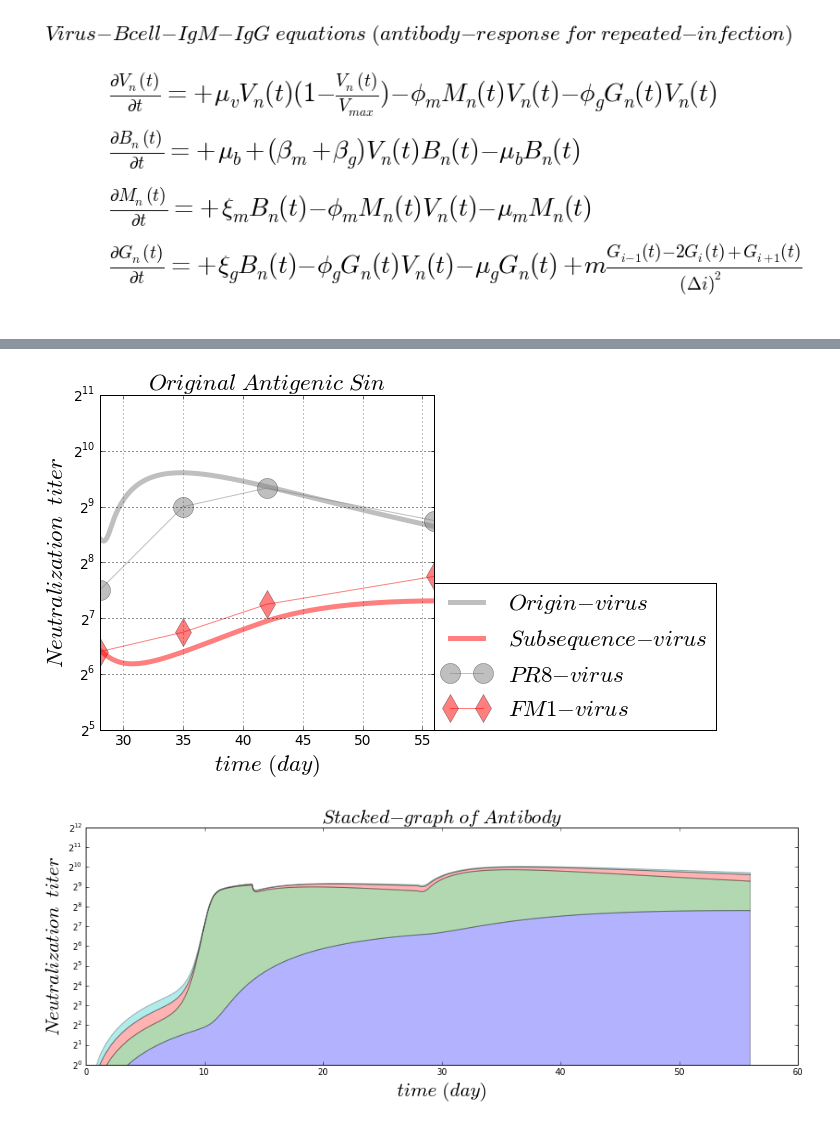
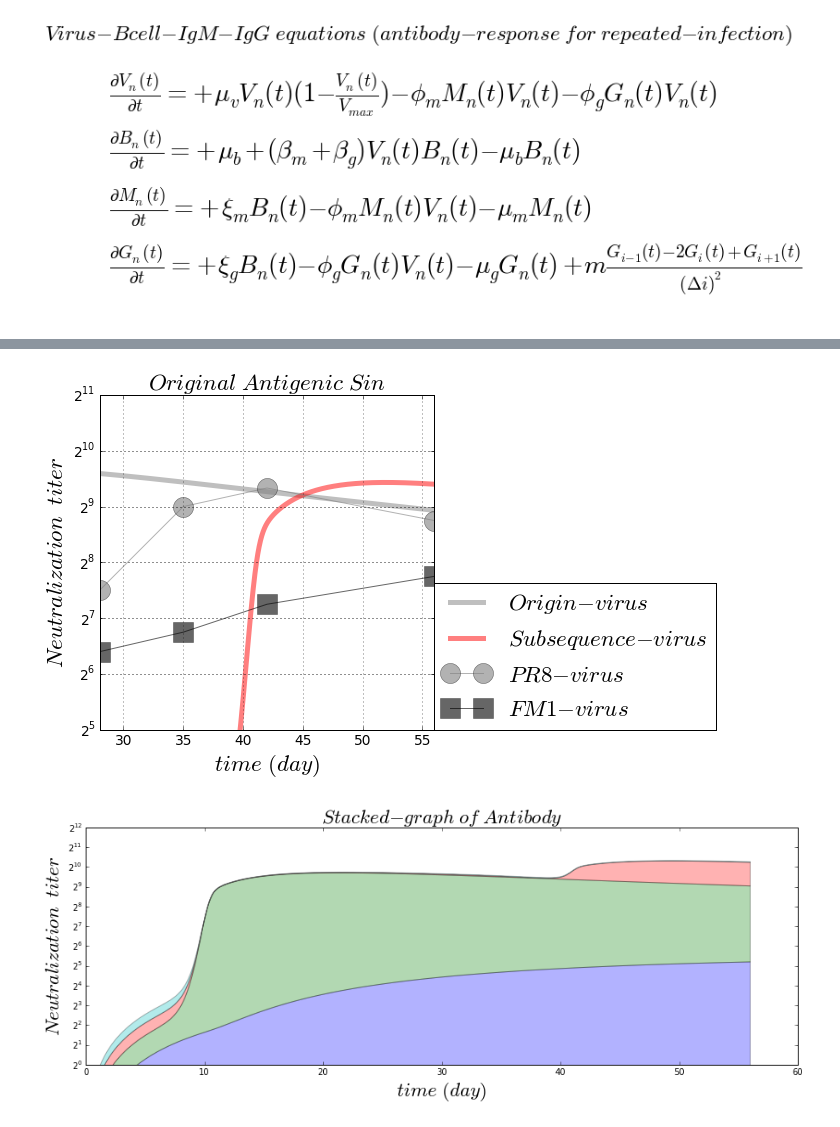
Before and after one commit to blab/antibody-response-pulse, a Jupyter notebook: bcell-array/code/Virus_Bcell_IgM_IgG_Infection_OAS.ipynb, the cells around one changed output, grey strips where cells are left out. Cells and saved outputs as stored; diff of their text form; code cells hidden in the pictures.

```diff
--- a/bcell-array/code/Virus_Bcell_IgM_IgG_Infection_OAS.ipynb
+++ b/bcell-array/code/Virus_Bcell_IgM_IgG_Infection_OAS.ipynb
@@ -141,7 +141,7 @@ inRateV = 6.5*maxV/10**4/day # in-rate of virus
 killRateVm = 1*maxV/10**5/day # kill-rate of virus by antibody-IgM
 killRateVg = killRateVm # kill-rate of virus by antibody-IgG
 
-inRateB = 3*maxV/10**4/day # in-rate of B-cell
+inRateB = 2*maxV/10**4/day # in-rate of B-cell
 outRateB = inRateB # out-rate of B-cell
 actRateBm = killRateVm # activation rate of naive B-cell
 #actRateBg = float(1)/10**2 # activation rate of memory B-cell
@@ -153,7 +153,7 @@ consumeRateM = killRateVm # consume-rate of antibody-IgM by cleaning virus
 inRateG = inRateM/20 # in-rate of antibody-IgG from memory B-cell
 outRateG = outRateM/600 # out-rate of antibody-IgG from memory B-cell
 consumeRateG = consumeRateM  # consume-rate of antibody-IgG by cleaning virus
-mutatRate = float(1)/60/day # mutation rate
+mutatRate = float(1)/1000/day # mutation rate
 # time boundary and griding condition
 minT = float(0)
 maxT = float(2*28*day)
@@ -181,7 +181,7 @@ gB_array[:, 0] = float(0)
 gM_array[0, 0] = float(0)
 gG_array[0, 0] = float(0)
 
-event_tn_In = np.array([[0*day, 1/10**2/day], [14*day, 1/1/day]])
+event_tn_In = np.array([[0*day, 1/10**2/day], [14*day, 1/100/day]])
 
 # Runge Kutta numerical solution
 pde_array = np.array([dVdt_array, dBdt_array, dMdt_array, dGdt_array])
@@ -225,32 +225,36 @@ for i in range(totalPoint_X):
 # %%
 # Experimental lab data from OAS paper
 gT_lab = np.array([28, 28 + 7, 28 + 14, 28 + 28])
 gPR8_lab = np.array([2**(7 + 1.0/2), 2**9, 2**(9 + 1.0/3), 2**(9 - 1.0/4)])
 gFM1_lab = np.array([2**(6 + 2.0/5), 2**(7 - 1.0/4), 2**(7 + 1.0/4), 2**(8 - 1.0/4)])
 # Sequential immunization graph
 figure_name = '-Original-Antigenic-Sin'
 figure_suffix = '.png'
 save_figure = os.path.join(dir_path, file_name + figure_name + file_suffix)
 numberingFig = numberingFig + 1
 plt.figure(numberingFig, figsize = (6, 6))
 plt.plot(gT, gM[1] + gG[1], linewidth = 5.0, alpha = 0.5, color = 'gray'
          , label = r'$ Origin-virus $')
 plt.plot(gT, gM[2] + gG[2], linewidth = 5.0, alpha = 0.5, color = 'red'
          , label = r'$ Subsequence-virus $')
-
+plt.plot(gT_lab, gPR8_lab, marker = 'o', markersize = 20, color = 'gray', alpha = 0.6
+         , label = r'$ PR8-virus $')
+plt.plot(gT_lab, gFM1_lab, marker = 's', markersize = 20, color = 'black', alpha = 0.6
+         , label = r'$ FM1-virus $')
+plt.grid(True, which = 'both')
 plt.title(r'$ Original \ Antigenic \ Sin $', fontsize = AlvaFontSize)
 plt.xlabel(r'$time \ (%s)$'%(timeUnit), fontsize = AlvaFontSize)
 plt.ylabel(r'$ Neutralization \ \ titer $', fontsize = AlvaFontSize)
 plt.xlim([28, maxT])
 plt.xticks(fontsize = AlvaFontSize*0.6)
 plt.yticks(fontsize = AlvaFontSize*0.6)
 plt.ylim([2**5, 2**11])
 plt.yscale('log', basey = 2)
 plt.legend(loc = (1, 0), fontsize = AlvaFontSize)
 plt.savefig(save_figure, dpi = 100, bbox_inches='tight')
 plt.show()
 # %% [output]
-[figure, old version]
+[figure, new version]
 # %%
 # Normalization stacked graph
 numberingFig = numberingFig + 1
@@ -263,4 +267,4 @@ plt.ylim([2**0, 2**12])
 plt.yscale('log', basey = 2)
 plt.show()
 # %% [output]
-[figure, old version]
+[figure, new version]
```
Also changed, not shown: parts of 1 cell of this notebook, 20 other files.
